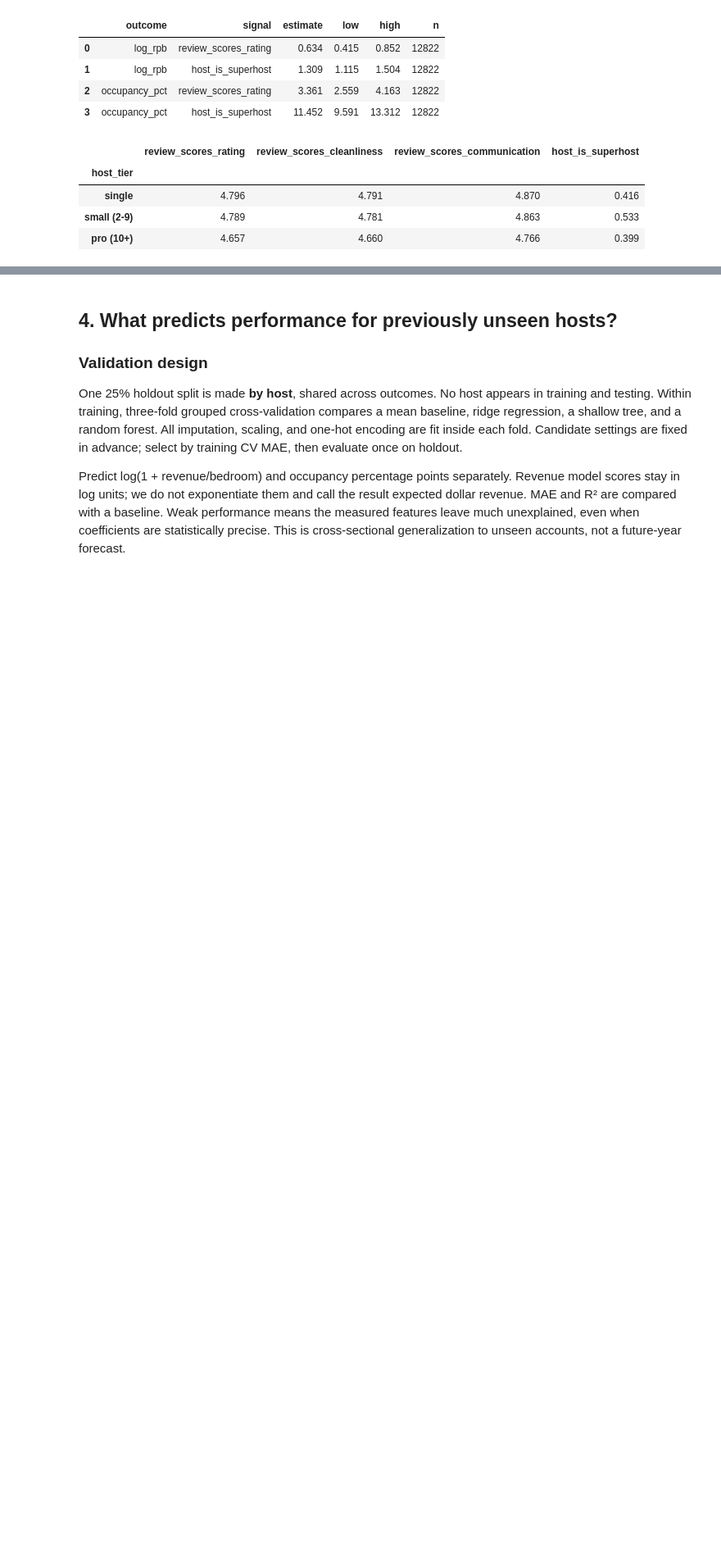
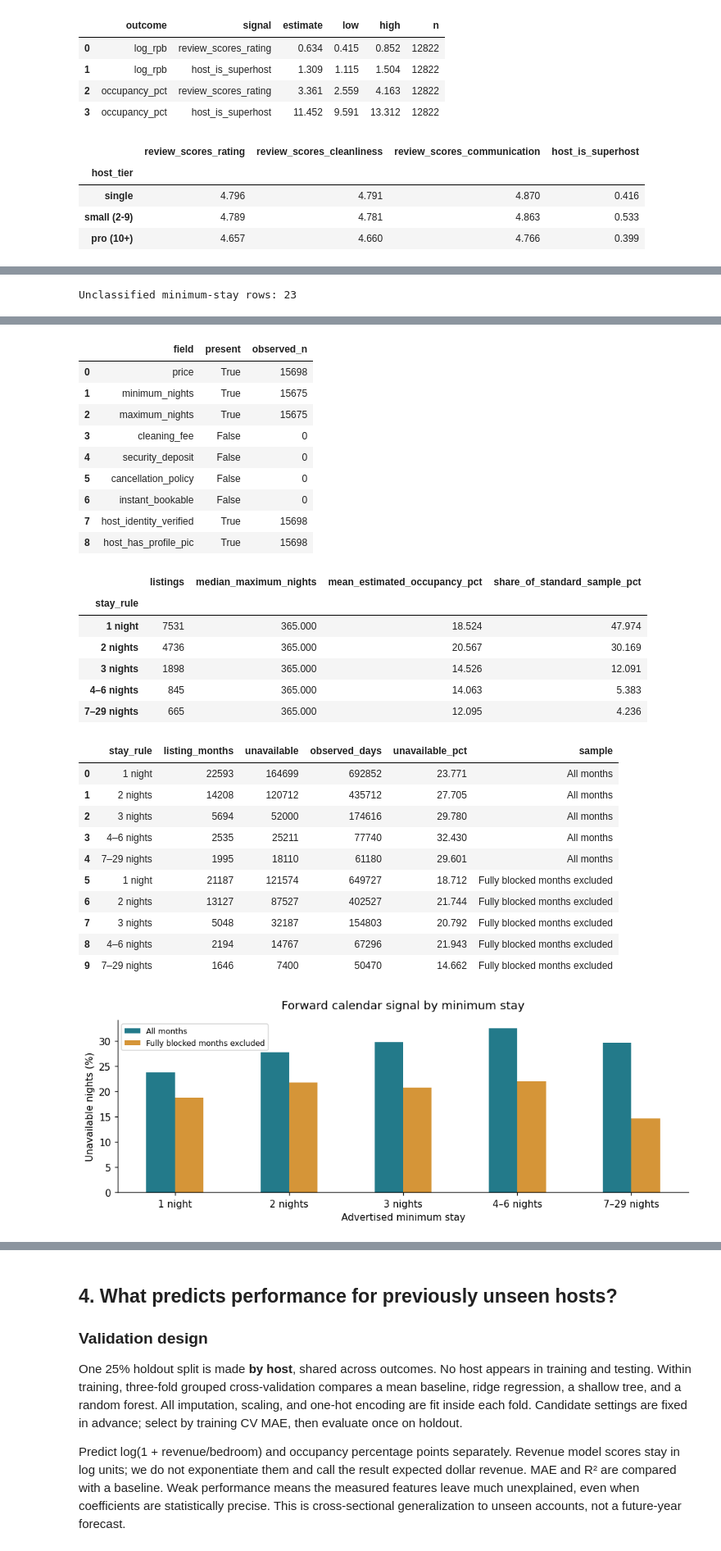
Before and after one commit to 415jason/DSBA_6211, a Jupyter notebook: notebooks/04_performance_drivers.ipynb, the cells around one changed output, grey strips where cells are left out. Shown at 82% size. Saved outputs shown, nothing was run; the diff lists cells and outputs as text; code cells hidden in the pictures; blank space fills up the shorter version.

Commit message:
Added visualizations for chapter 2 and 4 write up

```diff
--- a/notebooks/04_performance_drivers.ipynb
+++ b/notebooks/04_performance_drivers.ipynb
@@ -50,7 +52,7 @@ TIERS = ['single', 'small (2-9)', 'pro (10+)']
 COLORS = ['#237A8A', '#D59538', '#81589B']
 SEP, DEC, JUN = map(pd.Timestamp, ['2026-09-22', '2025-12-28', '2026-06-29'])
 paths = [Path(os.environ['AIRBNB_DATA_DIR'])] if os.environ.get('AIRBNB_DATA_DIR') else [Path('.'), Path('data/processed'), Path('../data/processed'), Path('upload')]
-DATA = next((p for p in paths if (p/'listings_panel.parquet').exists()), None)
+DATA = next((p for p in paths if (p/'listings_panel.parquet').exists() or (p/'listings_panel(1).parquet').exists()), None)
 if DATA is None:
     raise FileNotFoundError('Set AIRBNB_DATA_DIR or place the parquet files beside the notebook.')
 pd.set_option('display.max_columns', 20)
@@ -58,7 +60,11 @@ pd.set_option('display.max_rows', 100)
 pd.set_option('display.max_colwidth', 100)
 pd.set_option('display.float_format', lambda x: f'{x:,.3f}')
 plt.rcParams.update({'figure.dpi': 110, 'axes.spines.top': False, 'axes.spines.right': False, 'axes.titlepad': 12})
-listings = pd.read_parquet(DATA/'listings_panel.parquet')
+def data_file(name):
+    original = DATA/name
+    duplicate = DATA/(Path(name).stem+'(1)'+Path(name).suffix)
+    return original if original.exists() else duplicate
+listings = pd.read_parquet(data_file('listings_panel.parquet'))
 assert not listings.duplicated(['id','snapshot_date']).any()
 print('Data directory:', DATA.resolve())
 print({k:v for k,v in [('Python',platform.python_version()),('pandas',pd.__version__),('sklearn',sklearn.__version__),('statsmodels',statsmodels.__version__)]})
@@ -419,0 +431,37 @@ display(rated.groupby('host_tier',observed=True)[['review_scores_rating','review
+# %%
+factor_audit = pd.DataFrame([
+    ('Property','Bedrooms, bathrooms, capacity, room/property type; pool, hot tub, parking, workspace, waterfront','Main controls and prediction'),
+    ('Location','City; approximate beach, airport and stadium distances','Main controls and prediction'),
+    ('Fee and booking policies','Nightly asking price, minimum/maximum nights; self check-in and pet allowance proxies','Separate price and calendar checks; no fee effect estimated'),
+    ('Host profile','Portfolio tier, Superhost, ratings, identity verification and profile picture','Tier in main models; reputation/profile in secondary models'),
+], columns=['factor_group','available_measures','use'])
+display(factor_audit)
+field_audit = pd.DataFrame([{'field':c,'present':c in d.columns,'observed_n':int(d[c].notna().sum()) if c in d else 0}
+ for c in ['price','minimum_nights','maximum_nights','cleaning_fee','security_deposit','cancellation_policy','instant_bookable','host_identity_verified','host_has_profile_pic']])
+display(field_audit)
+policy = x.copy()
+policy['stay_rule'] = pd.cut(policy.minimum_nights,[0,1,2,3,6,29],labels=['1 night','2 nights','3 nights','4–6 nights','7–29 nights'])
+policy_summary = policy.groupby('stay_rule',observed=True).agg(listings=('id','size'),median_maximum_nights=('maximum_nights','median'),mean_estimated_occupancy_pct=('occupancy_pct','mean'))
+policy_summary['share_of_standard_sample_pct'] = 100*policy_summary.listings/len(policy)
+display(policy_summary)
+print('Unclassified minimum-stay rows:', policy.stay_rule.isna().sum())
+policy_calendar = pd.read_parquet(data_file('calendar_monthly.parquet'))
+pc = policy_calendar[policy_calendar.snapshot_date.eq(SEP) & policy_calendar.month.astype(str).isin(['2026-10','2026-11','2026-12']) & policy_calendar.days.ge(25)].copy()
+pc = pc.merge(policy[['id','stay_rule']],left_on='listing_id',right_on='id',validate='many_to_one')
+complete_ids=pc.groupby('listing_id').month.nunique()
+pc=pc[pc.listing_id.isin(complete_ids[complete_ids.eq(3)].index)]
+pc['fully_blocked']=pc.unavailable_days.eq(pc.days)
+policy_calendar_rows=[]
+for label,z in [('All months',pc),('Fully blocked months excluded',pc[~pc.fully_blocked])]:
+    t=z.groupby('stay_rule',observed=True).agg(listing_months=('listing_id','size'),unavailable=('unavailable_days','sum'),observed_days=('days','sum'))
+    t['unavailable_pct']=100*t.unavailable/t.observed_days
+    t['sample']=label
+    policy_calendar_rows.append(t.reset_index())
+policy_calendar_summary=pd.concat(policy_calendar_rows,ignore_index=True)
+display(policy_calendar_summary)
+fig,ax=plt.subplots(figsize=(9,3.5))
+policy_calendar_summary.pivot(index='stay_rule',columns='sample',values='unavailable_pct').plot.bar(ax=ax,color=['#237A8A','#D59538'])
+ax.set(xlabel='Advertised minimum stay',ylabel='Unavailable nights (%)',title='Forward calendar signal by minimum stay')
+ax.tick_params(axis='x',rotation=0); ax.legend(title='',fontsize=8); plt.tight_layout(); plt.show()
+# %% [output]
+Unclassified minimum-stay rows: 23
@@ -419,0 +473,29 @@ display(rated.groupby('host_tier',observed=True)[['review_scores_rating','review
+|  | field | present | observed_n |
+| 0 | price | True | 15698 |
+| 1 | minimum_nights | True | 15675 |
+| 2 | maximum_nights | True | 15675 |
+| 3 | cleaning_fee | False | 0 |
+| 4 | security_deposit | False | 0 |
+| 5 | cancellation_policy | False | 0 |
+| 6 | instant_bookable | False | 0 |
+| 7 | host_identity_verified | True | 15698 |
+| 8 | host_has_profile_pic | True | 15698 |
+|  | listings | median_maximum_nights | mean_estimated_occupancy_pct | share_of_standard_sample_pct |
+| stay_rule |  |  |  |  |
+| 1 night | 7531 | 365.000 | 18.524 | 47.974 |
+| 2 nights | 4736 | 365.000 | 20.567 | 30.169 |
+| 3 nights | 1898 | 365.000 | 14.526 | 12.091 |
+| 4–6 nights | 845 | 365.000 | 14.063 | 5.383 |
+| 7–29 nights | 665 | 365.000 | 12.095 | 4.236 |
+|  | stay_rule | listing_months | unavailable | observed_days | unavailable_pct | sample |
+| 0 | 1 night | 22593 | 164699 | 692852 | 23.771 | All months |
+| 1 | 2 nights | 14208 | 120712 | 435712 | 27.705 | All months |
+| 2 | 3 nights | 5694 | 52000 | 174616 | 29.780 | All months |
+| 3 | 4–6 nights | 2535 | 25211 | 77740 | 32.430 | All months |
+| 4 | 7–29 nights | 1995 | 18110 | 61180 | 29.601 | All months |
+| 5 | 1 night | 21187 | 121574 | 649727 | 18.712 | Fully blocked months excluded |
+| 6 | 2 nights | 13127 | 87527 | 402527 | 21.744 | Fully blocked months excluded |
+| 7 | 3 nights | 5048 | 32187 | 154803 | 20.792 | Fully blocked months excluded |
+| 8 | 4–6 nights | 2194 | 14767 | 67296 | 21.943 | Fully blocked months excluded |
+| 9 | 7–29 nights | 1646 | 7400 | 50470 | 14.662 | Fully blocked months excluded |
+[figure, added]
```
Also changed, not shown: parts of 14 cells of this notebook.
